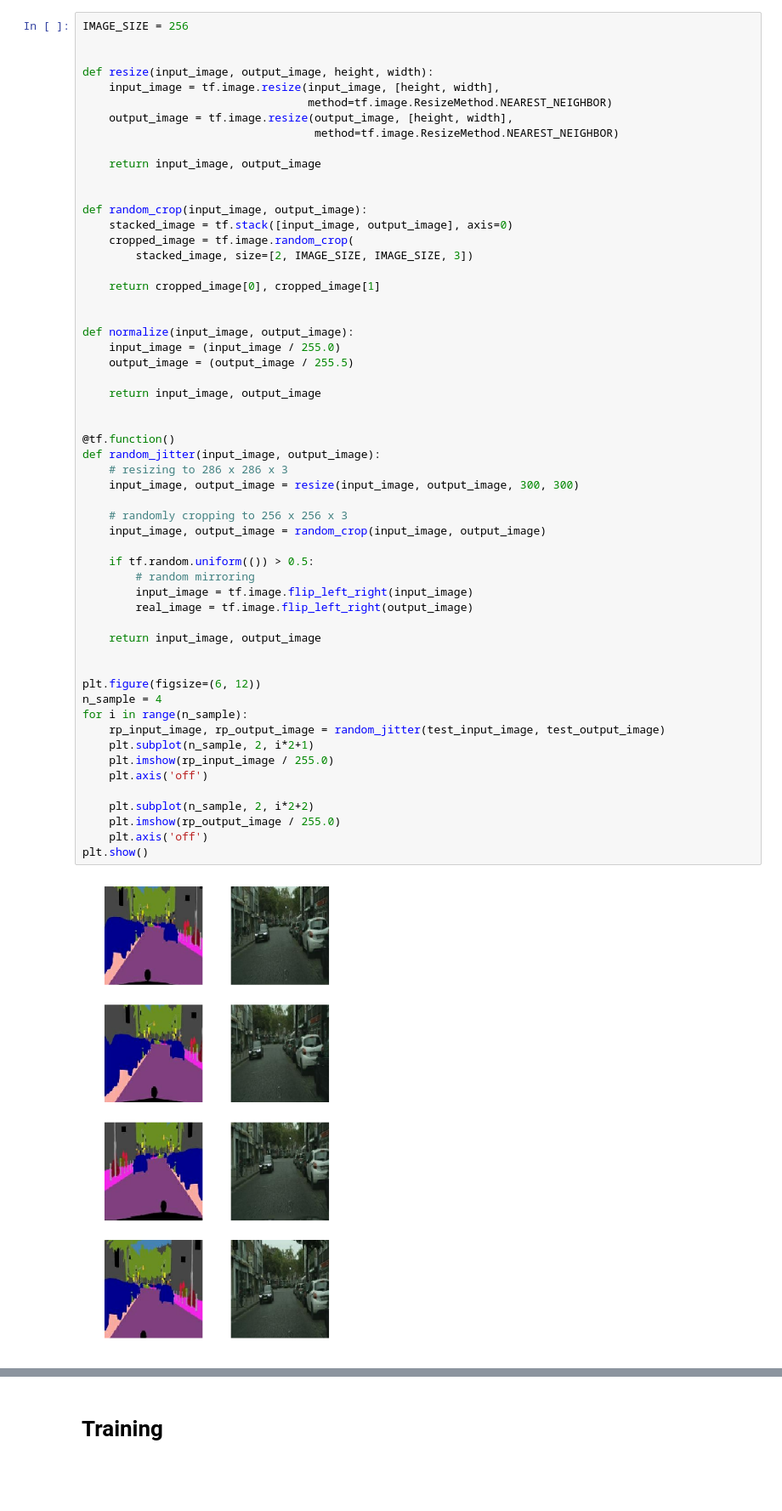
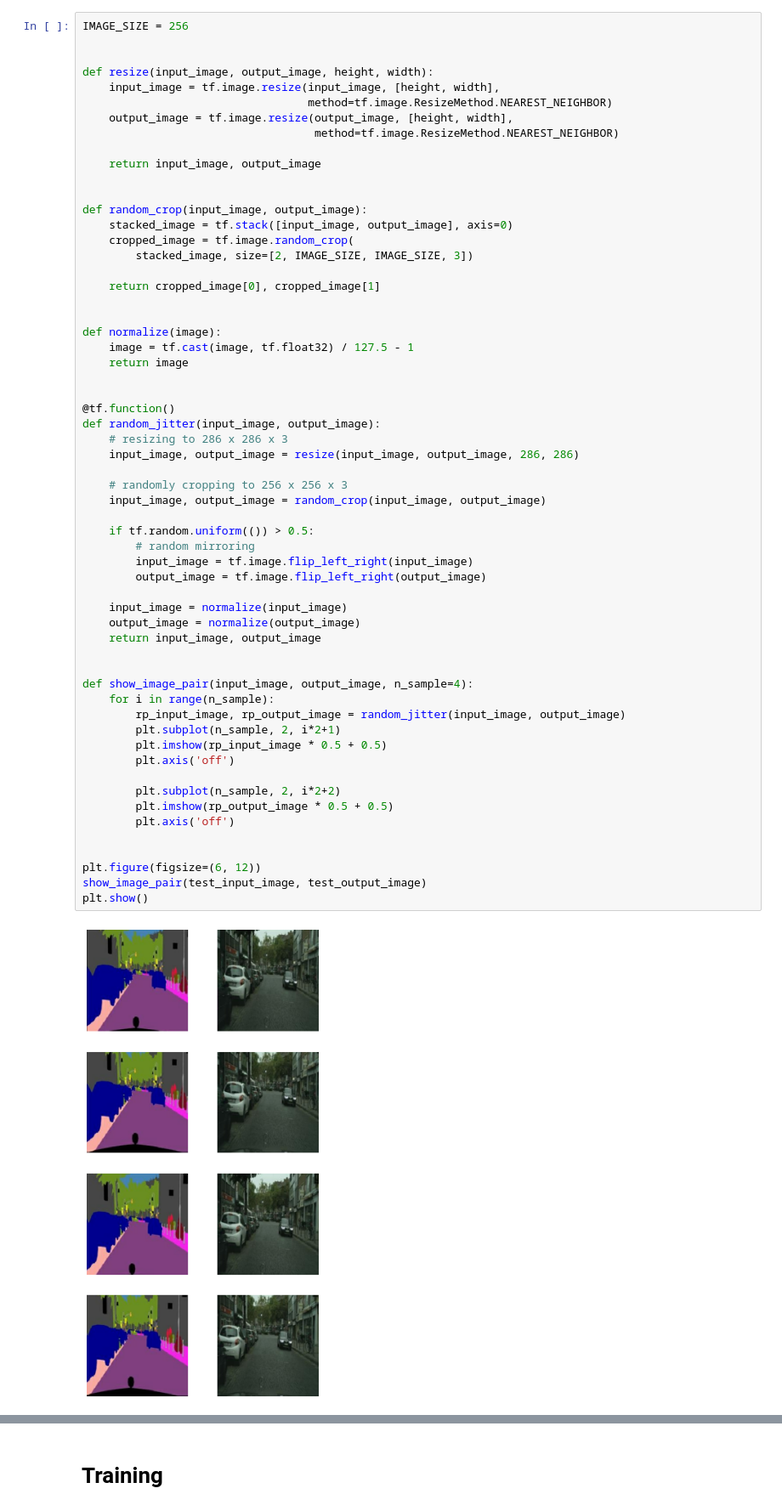
Before and after one commit to kiddos/model-zoo, a Jupyter notebook: notebooks/pix2pix.ipynb, the cells around one changed output, grey strips where cells are left out. Shown at 85% size. Drawn from its saved outputs; the diff is of its cells as text; blank space fills up the shorter version.

```diff
--- a/notebooks/pix2pix.ipynb
+++ b/notebooks/pix2pix.ipynb
@@ -72,51 +87,54 @@ def resize(input_image, output_image, height, width):
     return input_image, output_image
 
 
 def random_crop(input_image, output_image):
     stacked_image = tf.stack([input_image, output_image], axis=0)
     cropped_image = tf.image.random_crop(
         stacked_image, size=[2, IMAGE_SIZE, IMAGE_SIZE, 3])
 
     return cropped_image[0], cropped_image[1]
 
 
-def normalize(input_image, output_image):
-    input_image = (input_image / 255.0)
-    output_image = (output_image / 255.5)
-
-    return input_image, output_image
+def normalize(image):
+    image = tf.cast(image, tf.float32) / 127.5 - 1
+    return image
 
 
 @tf.function()
 def random_jitter(input_image, output_image):
     # resizing to 286 x 286 x 3
-    input_image, output_image = resize(input_image, output_image, 300, 300)
+    input_image, output_image = resize(input_image, output_image, 286, 286)
 
     # randomly cropping to 256 x 256 x 3
     input_image, output_image = random_crop(input_image, output_image)
 
     if tf.random.uniform(()) > 0.5:
         # random mirroring
         input_image = tf.image.flip_left_right(input_image)
-        real_image = tf.image.flip_left_right(output_image)
+        output_image = tf.image.flip_left_right(output_image)
 
+    input_image = normalize(input_image)
+    output_image = normalize(output_image)
     return input_image, output_image
 
 
+def show_image_pair(input_image, output_image, n_sample=4):
+    for i in range(n_sample):
+        rp_input_image, rp_output_image = random_jitter(input_image, output_image)
+        plt.subplot(n_sample, 2, i*2+1)
+        plt.imshow(rp_input_image * 0.5 + 0.5)
+        plt.axis('off')
+
+        plt.subplot(n_sample, 2, i*2+2)
+        plt.imshow(rp_output_image * 0.5 + 0.5)
+        plt.axis('off')
+
+
 plt.figure(figsize=(6, 12))
-n_sample = 4
-for i in range(n_sample):
-    rp_input_image, rp_output_image = random_jitter(test_input_image, test_output_image)
-    plt.subplot(n_sample, 2, i*2+1)
-    plt.imshow(rp_input_image / 255.0)
-    plt.axis('off')
-
-    plt.subplot(n_sample, 2, i*2+2)
-    plt.imshow(rp_output_image / 255.0)
-    plt.axis('off')
+show_image_pair(test_input_image, test_output_image)
 plt.show()
 # %% [output]
-[figure, old version]
+[figure, new version]
 # %%
 BUFFER_SIZE = 200
 BATCH_SIZE = 1
```
Also changed, not shown: parts of 9 cells of this notebook.
